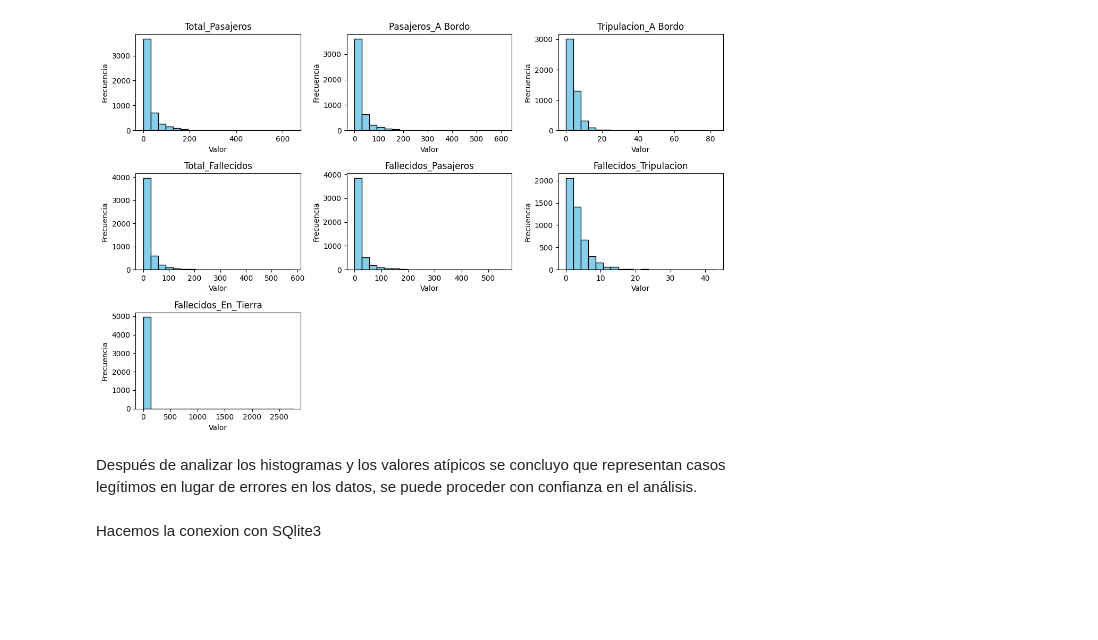
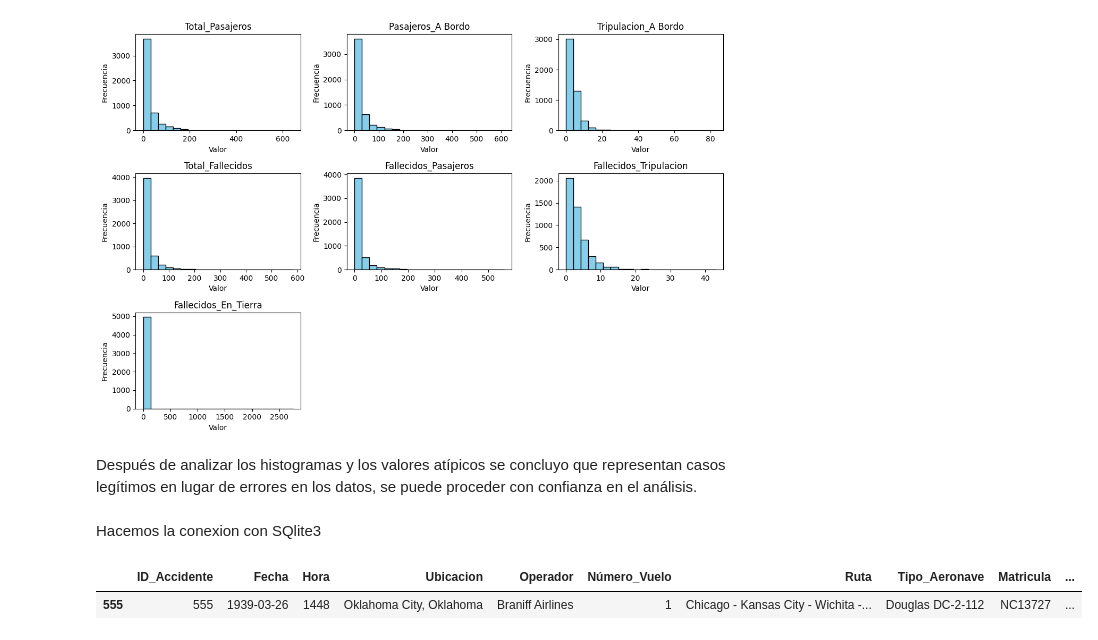
Before and after one commit to Hotcer/Analisis_Accidentes_Aereos_PowerBI, a Jupyter notebook: AnalisisAccidentesAereos_PowerBI.ipynb, the cells around one changed output. Drawn from its saved outputs; the diff is of its cells as text; code cells hidden in the pictures; blank space fills up the shorter version.

```diff
--- a/AnalisisAccidentesAereos_PowerBI.ipynb
+++ b/AnalisisAccidentesAereos_PowerBI.ipynb
@@ -593,6 +595,9 @@ plt.show()
 [figure]
 # %% [markdown]
 Después de analizar los histogramas y los valores atípicos se concluyo que representan casos legítimos en lugar de errores en los datos, se puede proceder con confianza en el análisis.
+# %%
+#Se Convierte la columna 'Fecha' de datetime a date para mayor eficiencia
+copia['Fecha'] = copia['Fecha'].dt.date
 # %%
 # Guardar el DataFrame en un nuevo archivo CSV
 copia.to_csv('accidentes_aereos_limpio.csv', index=False, sep=';')
@@ -604,6 +609,11 @@ import sqlite3
 
 # Crear una conexión a la base de datos SQLite
 conexion = sqlite3.connect('accidentes_aereos.db')
+# %%
+copia.sample(1)
+# %% [output]
+|  | ID_Accidente | Fecha | Hora | Ubicacion | Operador | Número_Vuelo | Ruta | Tipo_Aeronave | Matricula | ... |
+| 555 | 555 | 1939-03-26 | 1448 | Oklahoma City, Oklahoma | Braniff Airlines | 1 | Chicago - Kansas City - Wichita -... | Douglas DC-2-112 | NC13727 | ... |
 # %%
 crear_tabla = """
 CREATE TABLE accidentes_aereos (
```
Also changed, not shown: parts of 12 cells of this notebook, 1 other file.
